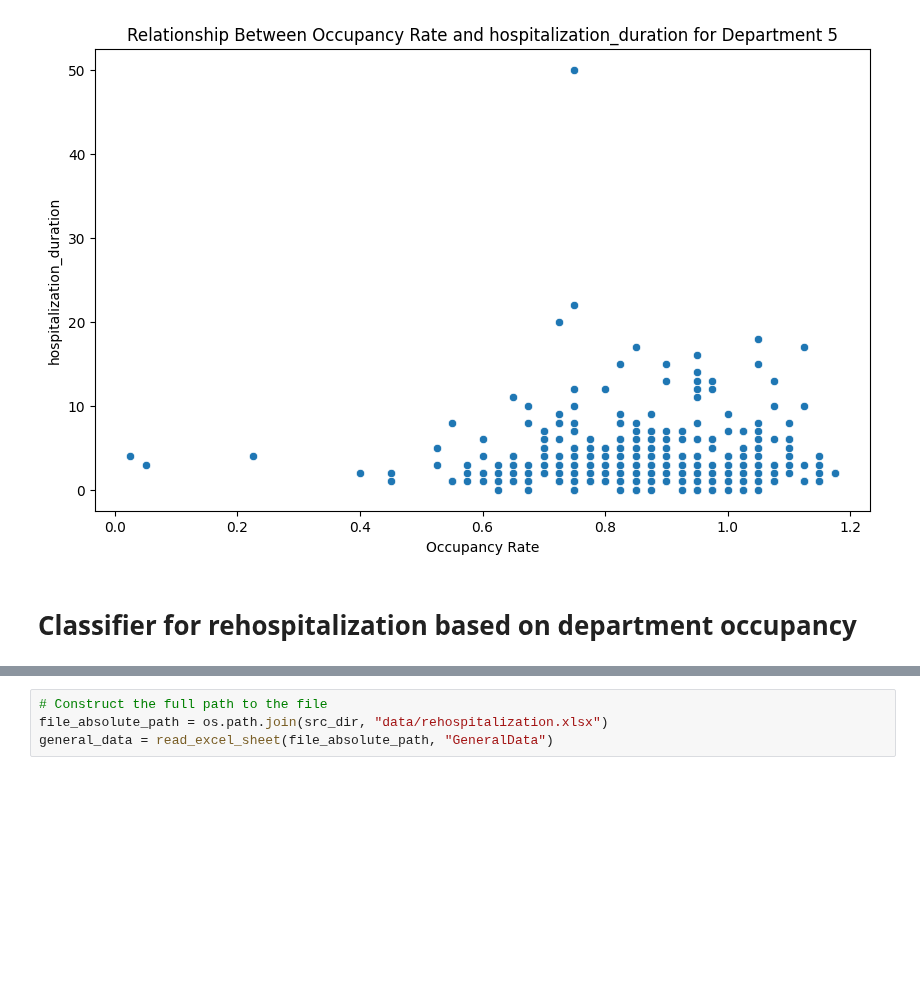
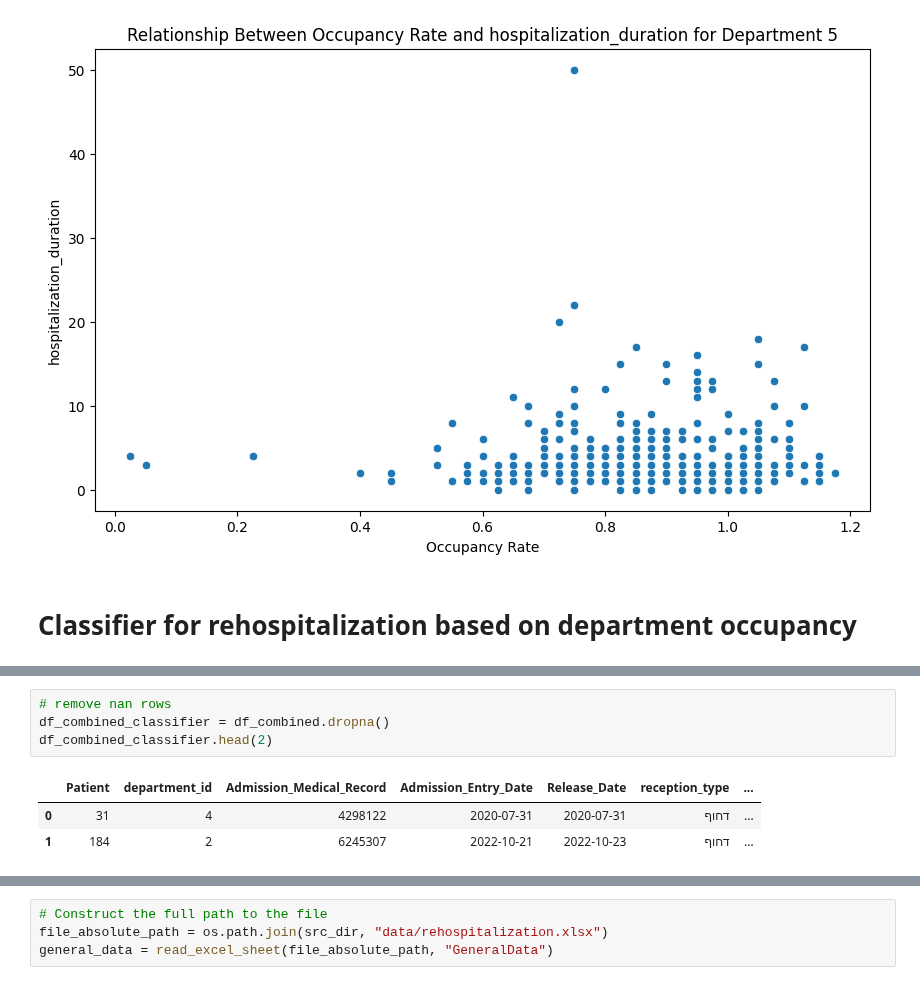
Before and after one commit to RyanWri/data-science2-lab-final-project, a Jupyter notebook: src/team_1/team_1_results.ipynb, the cells around one changed output, grey strips where cells are left out. Cells and saved outputs as stored; diff of their text form; blank space fills up the shorter version.

```diff
--- a/src/team_1/team_1_results.ipynb
+++ b/src/team_1/team_1_results.ipynb
@@ -372,0 +279,8 @@ plt.show()
+# %%
+# remove nan rows
+df_combined_classifier = df_combined.dropna()
+df_combined_classifier.head(2)
+# %% [output]
+|  | Patient | department_id | Admission_Medical_Record | Admission_Entry_Date | Release_Date | reception_type | ... |
+| 0 | 31 | 4 | 4298122 | 2020-07-31 | 2020-07-31 | דחוף | ... |
+| 1 | 184 | 2 | 6245307 | 2022-10-21 | 2022-10-23 | דחוף | ... |
```
Also changed, not shown: parts of 20 cells of this notebook, 1 other file.
